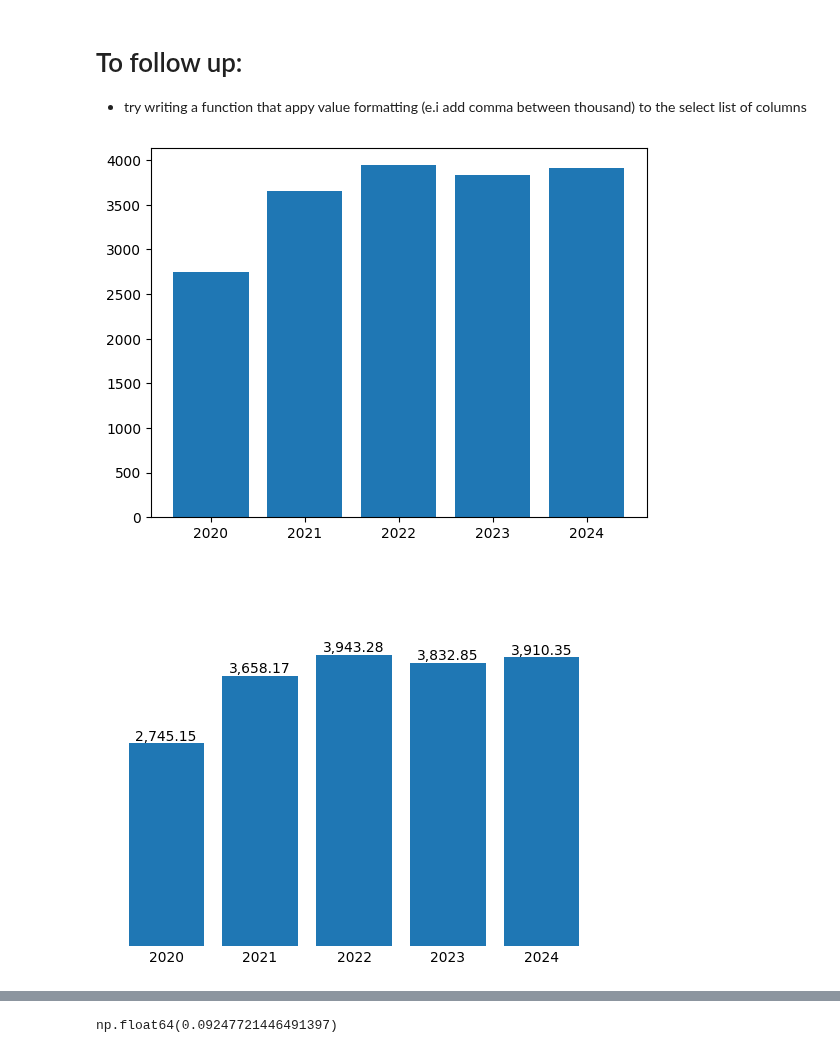
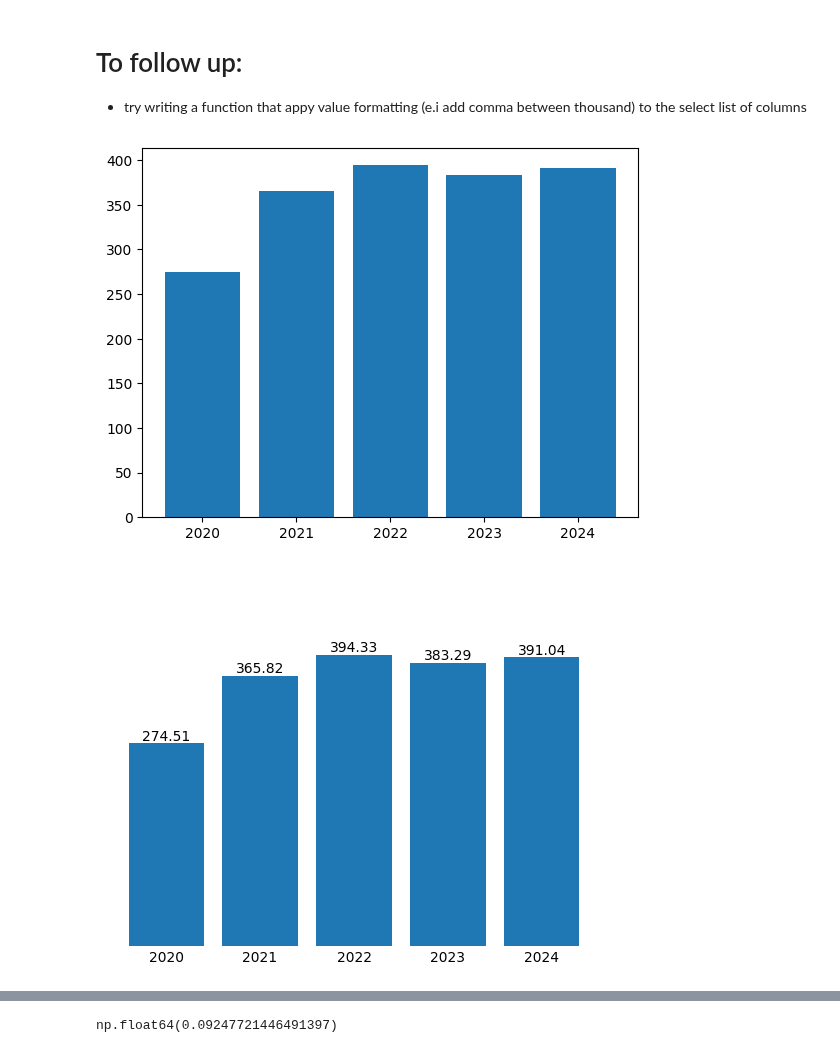
Before and after one commit to tdoan123/data-learning-journey, a Jupyter notebook: Projects/FinancialStatementAnalysis/apple_income_statement_annual.ipynb, the cells around one changed output, grey strips where cells are left out. Drawn from its saved outputs; the diff is of its cells as text; code cells hidden in the pictures.

Commit message:
chart income statement breakdown

```diff
--- a/Projects/FinancialStatementAnalysis/apple_income_statement_annual.ipynb
+++ b/Projects/FinancialStatementAnalysis/apple_income_statement_annual.ipynb
@@ -106,7 +84,7 @@ df_revenue
 | 3 | 2021 | revenue | 3.658170e+11 |
 | 4 | 2020 | revenue | 2.745150e+11 |
 # %%
-df_revenue['value_billion'] = df_revenue['Value']/100_000_000
+df_revenue['value_billion'] = df_revenue['Value']/10**9
 df_revenue['value_billion'] = df_revenue['value_billion'].map("{:,.2f}".format)
 df_revenue
 # %% [output]
@@ -194,29 +172,29 @@ ax = ax
 
 plt.show()
 # %% [output]
-[figure, old version]
+[figure, new version]
 # %%
 # step 2:
 # remove the border line
 # remove y value
 # starting number of y value to be 0, while the max value is 5000
 
 fig, ax = plt.subplots()
 x = df_revenue['calendarYear']
 y = df_revenue['value_billion']
 bar_container = ax.bar(x,y)
 for spine in ['top','right','bottom','left']:
     ax.spines[spine].set_visible(False),
 # ax.set_xticks([])
 ax.set_yticks([]) # to remove border line,
 ax.tick_params(length=0), # to remove x - ticks,
-plt.ylim(0,5000),  # starting number of y value to be 0, while the max value is 5000
+plt.ylim(0,500),  # starting number of y value to be 0, while the max value is 5000
 ax.bar_label(bar_container, label_type='edge', fmt=lambda x: f'{x:,.2f}')
 ax = bar_container
 
 plt.show()
 # %% [output]
-[figure, old version]
+[figure, new version]
 # %%
 # step 2:
 # remove the border line
```
Also changed, not shown: parts of 34 cells of this notebook, 3 other files.
